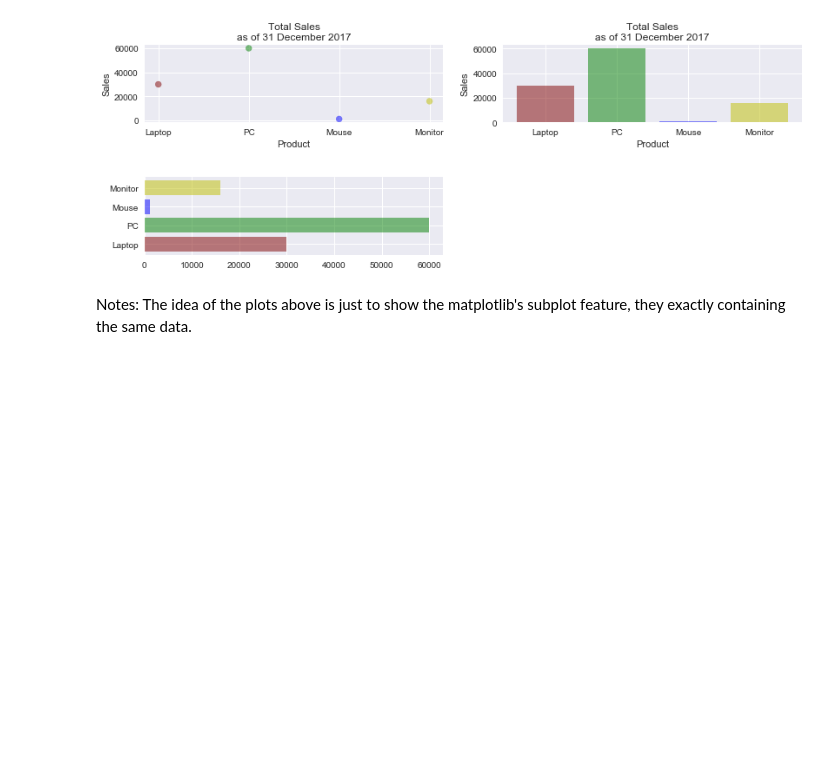
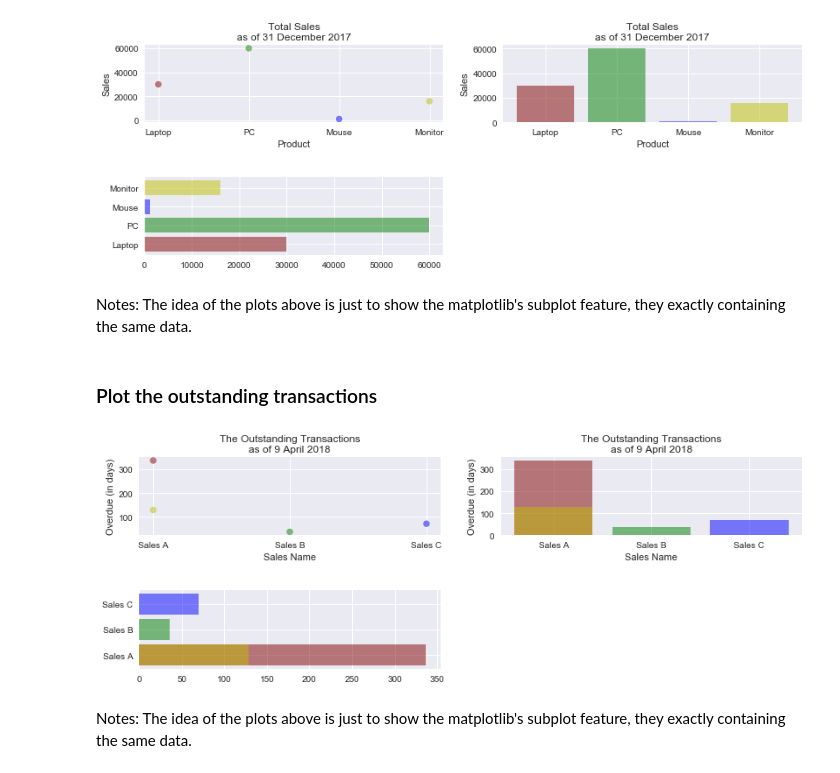
Before and after one commit to luckyp71/python_numpy_matplotlib_pandas, a Jupyter notebook: python_numpy_matplotlib_pandas.ipynb, the cells around one changed output. Cells and saved outputs as stored; diff of their text form; code cells hidden in the pictures; blank space fills up the shorter version.

```diff
--- a/python_numpy_matplotlib_pandas.ipynb
+++ b/python_numpy_matplotlib_pandas.ipynb
@@ -117,12 +159,11 @@ checkOutstanding(sales_data2017)
 # %%
 item = sales_data2017['item']
 sales = sales_data2017['amount']
-overdue = sales_data2017['overdue']
 colors = ['maroon','g','b','y']
 
 def scatterPlot(data):
     plt.title("Total Sales\nas of 31 December 2017")
-    plt.xlabel("Sales in $1000")
+    plt.xlabel("Sales")
     plt.ylabel("Items")
     plt.subplot(221)
     return plt.scatter(item, sales, color =colors, alpha=0.5)
@@ -150,3 +191,40 @@ plt.subplots_adjust(top=0.92, bottom=0.08, left=0.75, right=2.5, hspace=0.70, ws
 [figure]
 # %% [markdown]
 Notes: The idea of the plots above is just to show the matplotlib's subplot feature, they exactly containing the same data.
+# %% [markdown]
+### Plot the outstanding transactions
+# %%
+item = sales_data2017['sales_name']
+overdue = sales_data2017['overdue']
+colors = ['maroon','g','b','y']
+
+def scatterPlot(data):
+    plt.title("The Outstanding Transactions")
+    plt.xlabel("Sales Name")
+    plt.ylabel("Overdue (in days)")
+    plt.subplot(221)
+    return plt.scatter(item, overdue, color =colors, alpha=0.5)
+
+def barCharPlot(data):
+    plt.title("The Outstanding Transactions\nas of 9 April 2018")
+    plt.xlabel("Sales Name")
+    plt.ylabel("Overdue (in days)")
+    plt.subplot(222)
+    return plt.bar(item, overdue, color=colors, alpha=0.5)
+
+def barhPlot(data):
+    plt.title("The Outstanding Transactions\nas of 9 April 2018")
+    plt.xlabel("Sales Name")
+    plt.ylabel("Overdue (in days)")
+    plt.subplot(223)
+    return plt.barh(item, overdue, color=colors, alpha=0.5)
+
+scatterPlot(sales_data2017)
+barCharPlot(sales_data2017)
+barhPlot(sales_data2017)
+
+plt.subplots_adjust(top=0.92, bottom=0.08, left=0.75, right=2.5, hspace=0.70, wspace=0.2)
+# %% [output]
+[figure, added]
+# %% [markdown]
+Notes: The idea of the plots above is just to show the matplotlib's subplot feature, they exactly containing the same data.
```
Also changed, not shown: parts of 6 cells of this notebook.
